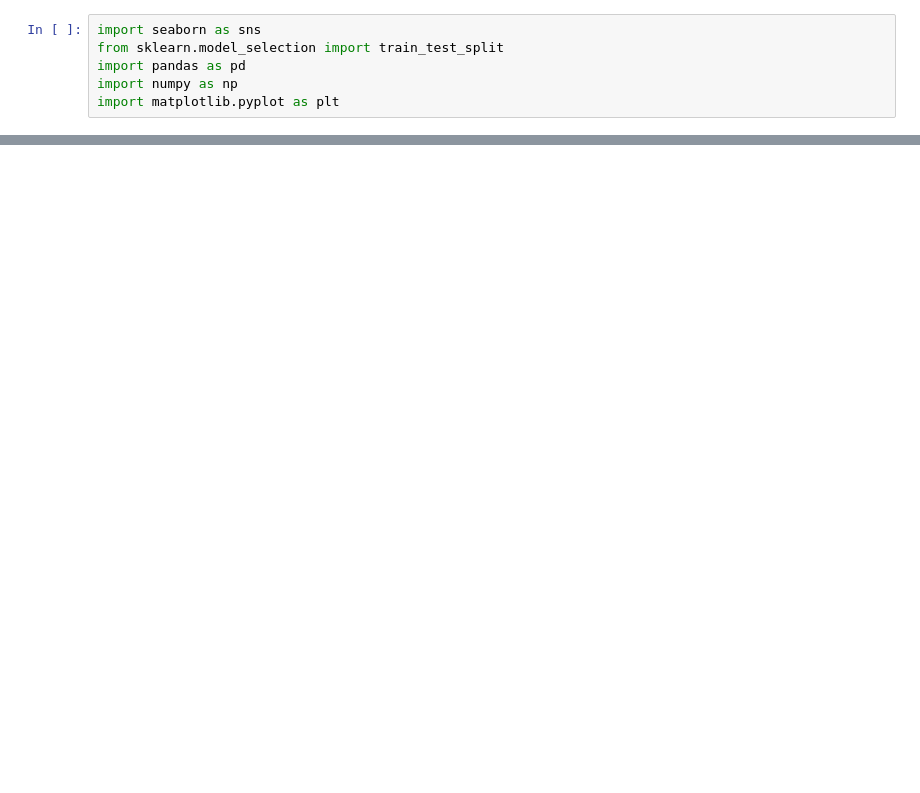
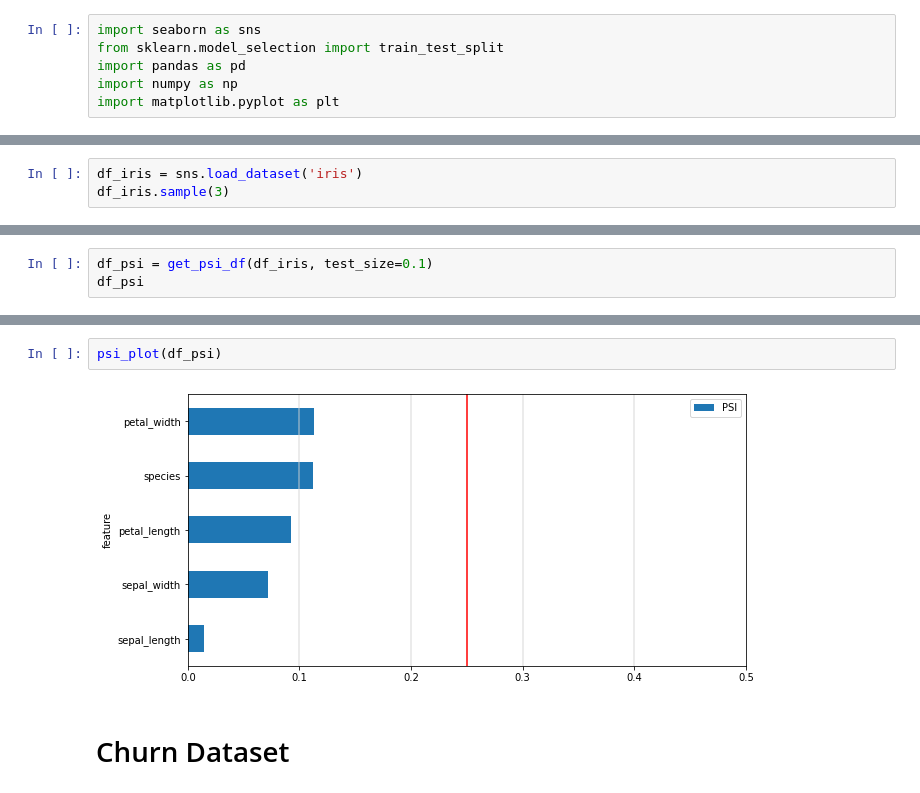
Before and after one commit to enmanuelsg/examples, a Jupyter notebook: notebooks/psi_example.ipynb, the cells around one changed output, grey strips where cells are left out. Drawn from its saved outputs; the diff is of its cells as text; blank space fills up the shorter version.

```diff
--- a/notebooks/psi_example.ipynb
+++ b/notebooks/psi_example.ipynb
@@ -258,0 +331,3 @@ train.deck.name
+# %%
+df_iris = sns.load_dataset('iris')
+df_iris.sample(3)
@@ -258,0 +339,3 @@ train.deck.name
+# %%
+df_psi = get_psi_df(df_iris, test_size=0.1)
+df_psi
@@ -258,0 +349,6 @@ train.deck.name
+# %%
+psi_plot(df_psi)
+# %% [output]
+[figure, added]
+# %% [markdown]
+# Churn Dataset
```
Also changed, not shown: parts of 58 cells of this notebook.
